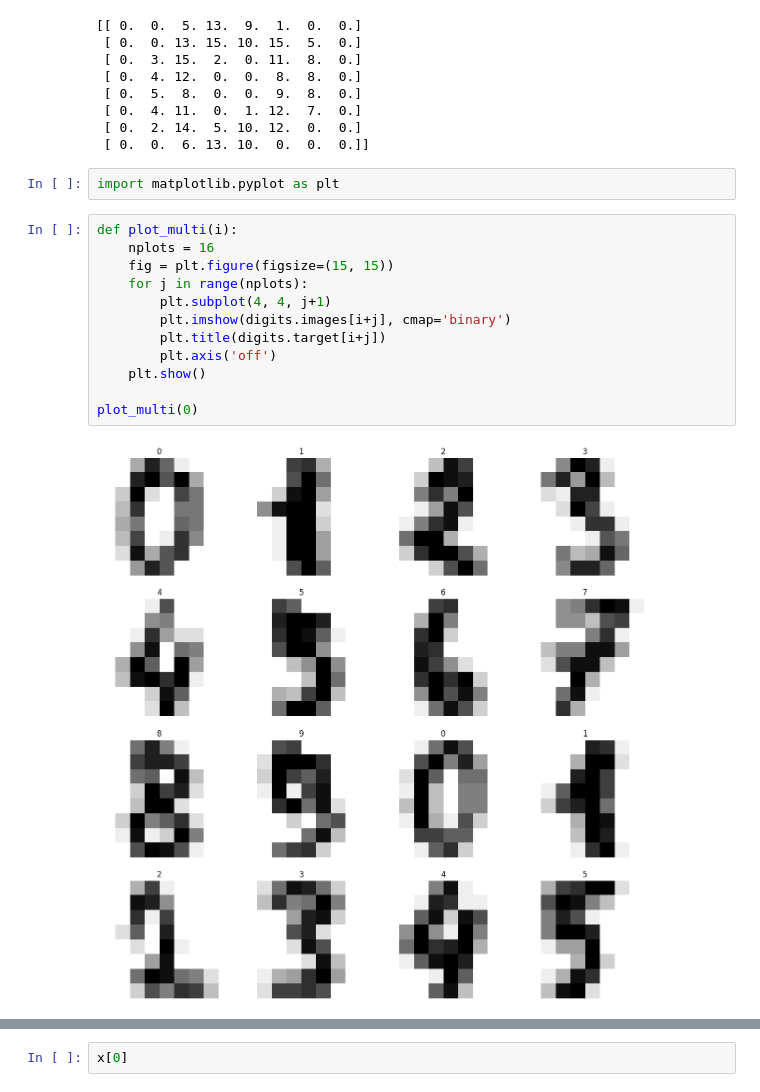
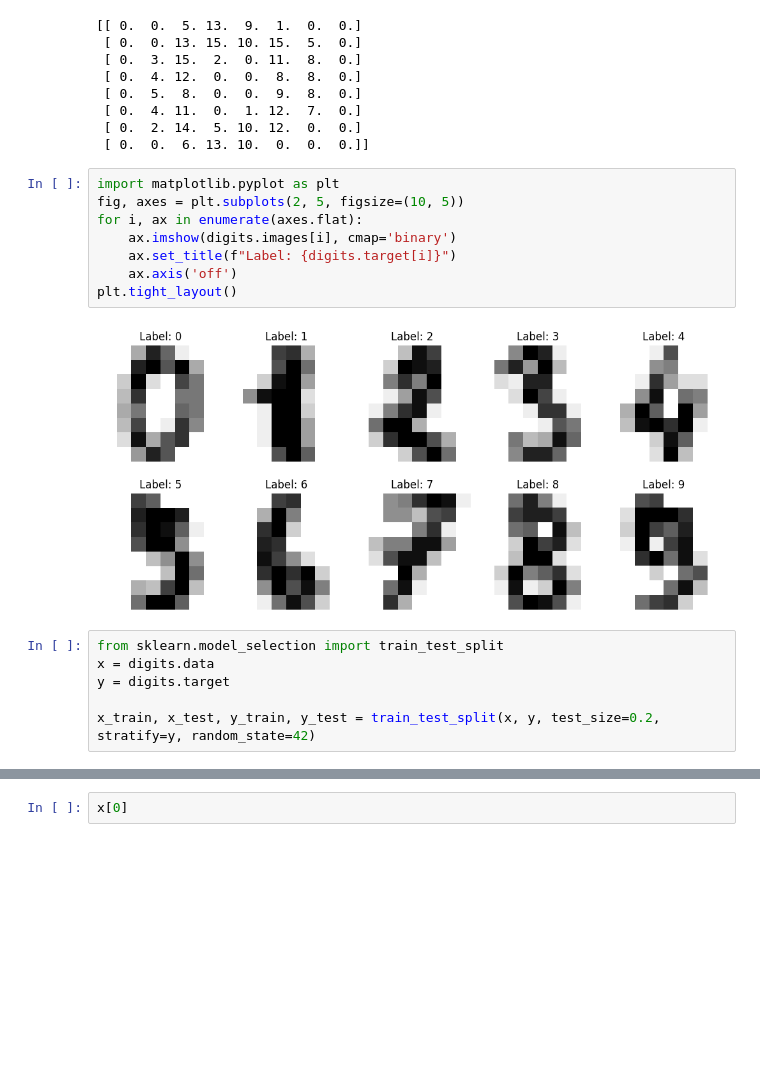
Before and after one commit to Shrutik-0101/Machine-Learning-Portfolio, a Jupyter notebook: Handwritten_Digits_Recognition.ipynb, the cells around one changed output, grey strips where cells are left out. Drawn from its saved outputs; the diff is of its cells as text; blank space fills up the shorter version.

```diff
--- a/Handwritten_Digits_Recognition.ipynb
+++ b/Handwritten_Digits_Recognition.ipynb
@@ -20,18 +20,18 @@ print(digits.images[0])
  [ 0.  0.  6. 13. 10.  0.  0.  0.]]
 # %%
 import matplotlib.pyplot as plt
+fig, axes = plt.subplots(2, 5, figsize=(10, 5))
+for i, ax in enumerate(axes.flat):
+    ax.imshow(digits.images[i], cmap='binary')
+    ax.set_title(f"Label: {digits.target[i]}")
+    ax.axis('off')
+plt.tight_layout()
+# %% [output]
+[figure, added]
 # %%
-def plot_multi(i):
-    nplots = 16
-    fig = plt.figure(figsize=(15, 15))
-    for j in range(nplots):
-        plt.subplot(4, 4, j+1)
-        plt.imshow(digits.images[i+j], cmap='binary')
-        plt.title(digits.target[i+j])
-        plt.axis('off')
-    plt.show()
+from sklearn.model_selection import train_test_split
+x = digits.data
+y = digits.target
 
-plot_multi(0)
+x_train, x_test, y_train, y_test = train_test_split(x, y, test_size=0.2, stratify=y, random_state=42)
-# %% [output]
-[figure, removed]
 # %%
```
Also changed, not shown: parts of 6 cells of this notebook.
